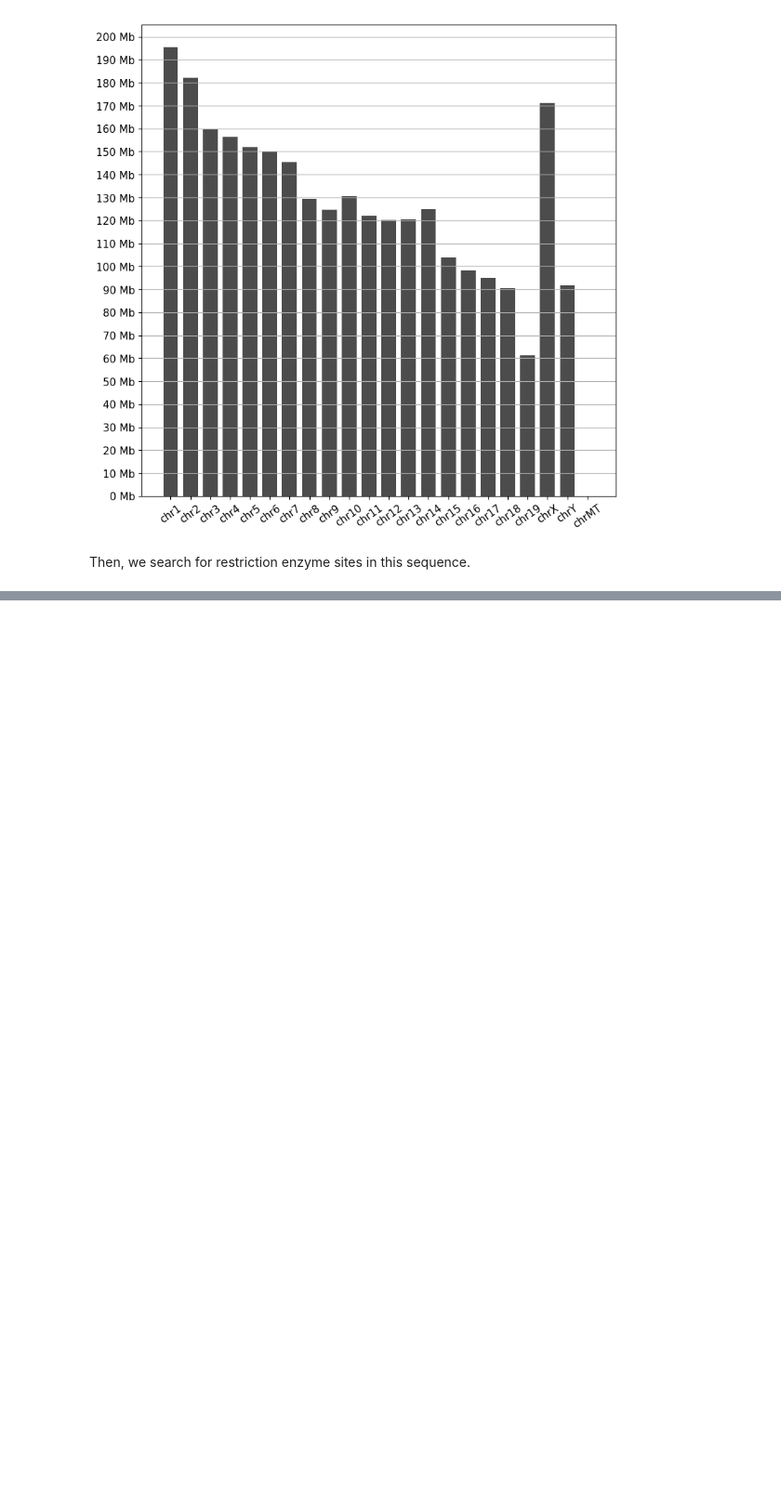
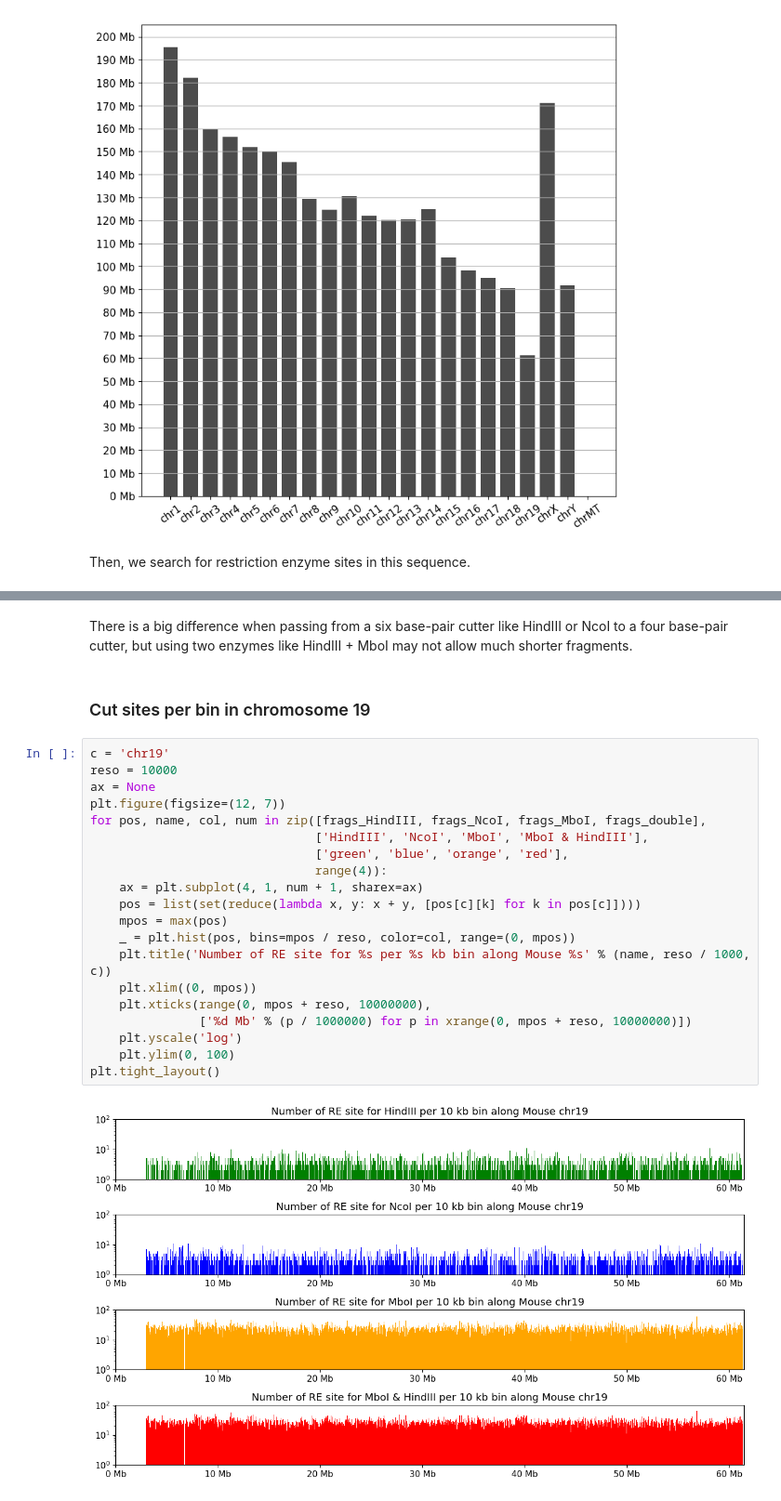
Before and after one commit to 3DGenomes/MethodsMolBiol, a Jupyter notebook: Notebooks/A2a-Design HiC experiment.ipynb, the cells around one changed output, grey strips where cells are left out. Shown: that part at 93% size. Cells and saved outputs as stored; diff of their text form; blank space fills up the shorter version.

```diff
--- a/Notebooks/A2a-Design HiC experiment.ipynb
+++ b/Notebooks/A2a-Design HiC experiment.ipynb
@@ -127,0 +166,26 @@ plt.show()
+# %% [markdown]
+There is a big difference when passing from a six base-pair cutter like HindIII or NcoI to a four base-pair cutter, but using two enzymes like HindIII + MboI may not allow much shorter fragments.
+# %% [markdown]
+### Cut sites per bin in chromosome 19
+# %%
+c = 'chr19'
+reso = 10000
+ax = None
+plt.figure(figsize=(12, 7))
+for pos, name, col, num in zip([frags_HindIII, frags_NcoI, frags_MboI, frags_double],
+                               ['HindIII', 'NcoI', 'MboI', 'MboI & HindIII'],
+                               ['green', 'blue', 'orange', 'red'],
+                               range(4)):
+    ax = plt.subplot(4, 1, num + 1, sharex=ax)
+    pos = list(set(reduce(lambda x, y: x + y, [pos[c][k] for k in pos[c]])))
+    mpos = max(pos)
+    _ = plt.hist(pos, bins=mpos / reso, color=col, range=(0, mpos))
+    plt.title('Number of RE site for %s per %s kb bin along Mouse %s' % (name, reso / 1000, c))
+    plt.xlim((0, mpos))
+    plt.xticks(range(0, mpos + reso, 10000000),
+               ['%d Mb' % (p / 1000000) for p in xrange(0, mpos + reso, 10000000)])
+    plt.yscale('log')
+    plt.ylim(0, 100)
+plt.tight_layout()
+# %% [output]
+[figure, added]
```
Also changed, not shown: parts of 16 cells of this notebook, 4 other files.
